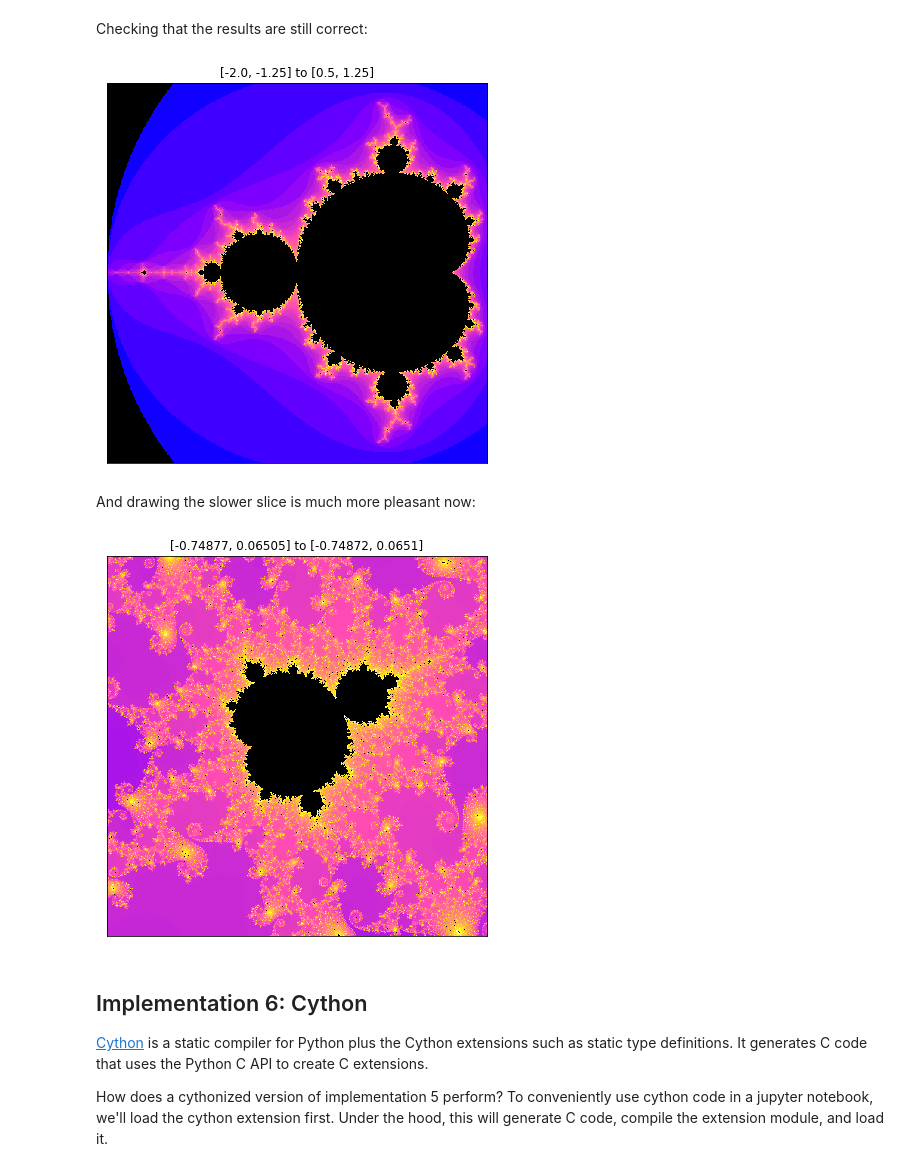
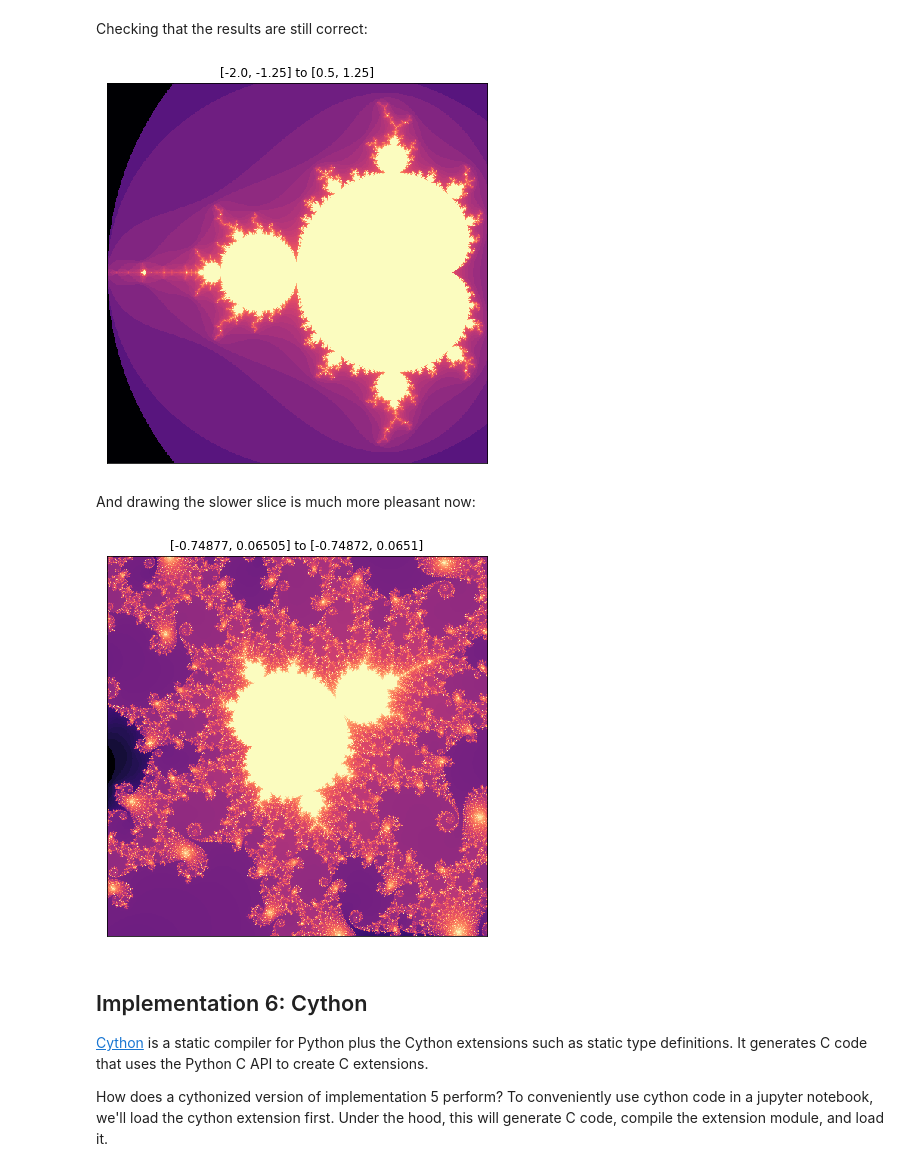
Before and after one commit to NIH-HPC/python-in-hpc, a Jupyter notebook: profiling_and_optimizing/profile_and_optimize_mandelbrot.ipynb, the cells around one changed output. Cells and saved outputs as stored; diff of their text form; code cells hidden in the pictures.

```diff
--- a/profiling_and_optimizing/profile_and_optimize_mandelbrot.ipynb
+++ b/profiling_and_optimizing/profile_and_optimize_mandelbrot.ipynb
@@ -23,7 +23,7 @@ import mkl
 # %% [markdown]
 The plotting function draws a pretty picture which is a quick way to verify that the results returned by the various `mandel_set` function implementations are correct. The first argument is a `mandel_set` function that returns a 2D array(-like) object that can be plotted.
 # %%
-def mandelbrot_image(fun, xmin, xmax, ymin, ymax, width=7, height=7, maxiter=80, cmap='gnuplot2'):
+def mandelbrot_image(fun, xmin, xmax, ymin, ymax, width=7, height=7, maxiter=80, cmap='magma'):
     dpi = 72
     img_width = dpi * width
     img_height = dpi * height
@@ -314,7 +314,7 @@ def mandel5(creal, cimag, maxiter):
             return n
         imag = 2 * real*imag + cimag
         real = real2 - imag2 + creal
-    return 0
+    return n
 
 @jit
 def mandel_set5(xmin=-2.0, xmax=0.5, ymin=-1.25, ymax=1.25, width=1000, height=1000, maxiter=80):
@@ -338,13 +338,13 @@ Checking that the results are still correct:
 # %%
 mandelbrot_image(mandel_set5, -2.0, 0.5, -1.25, 1.25)
 # %% [output]
-[figure, old version]
+[figure, new version]
 # %% [markdown]
 And drawing the slower slice is much more pleasant now:
 # %%
-mandelbrot_image(mandel_set5, -0.74877,-0.74872,0.06505,0.06510,maxiter=2048,cmap='gnuplot2')
+mandelbrot_image(mandel_set5, -0.74877,-0.74872,0.06505,0.06510,maxiter=2048)
 # %% [output]
-[figure, old version]
+[figure, new version]
 # %% [markdown]
 ## Implementation 6: Cython
 
```
Also changed, not shown: parts of 39 cells of this notebook, 2 other files.
